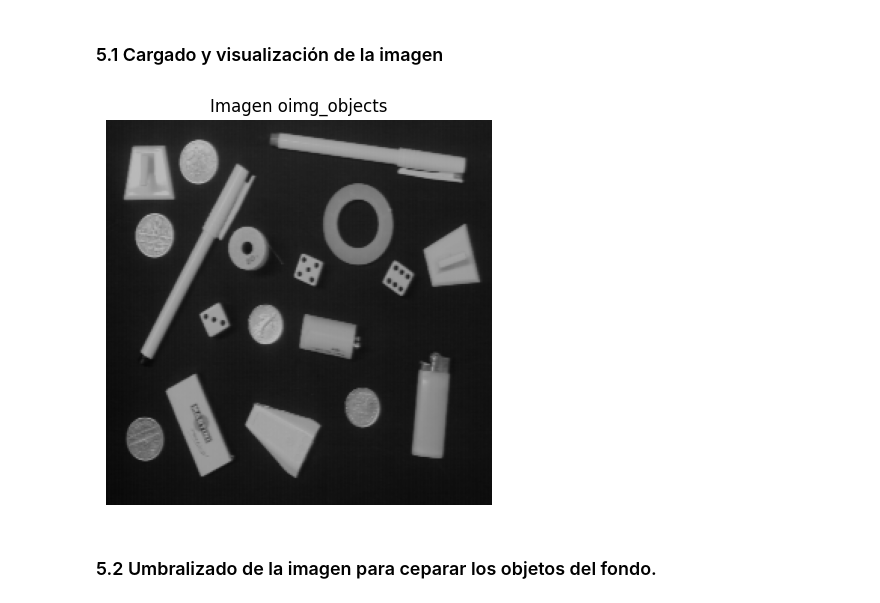
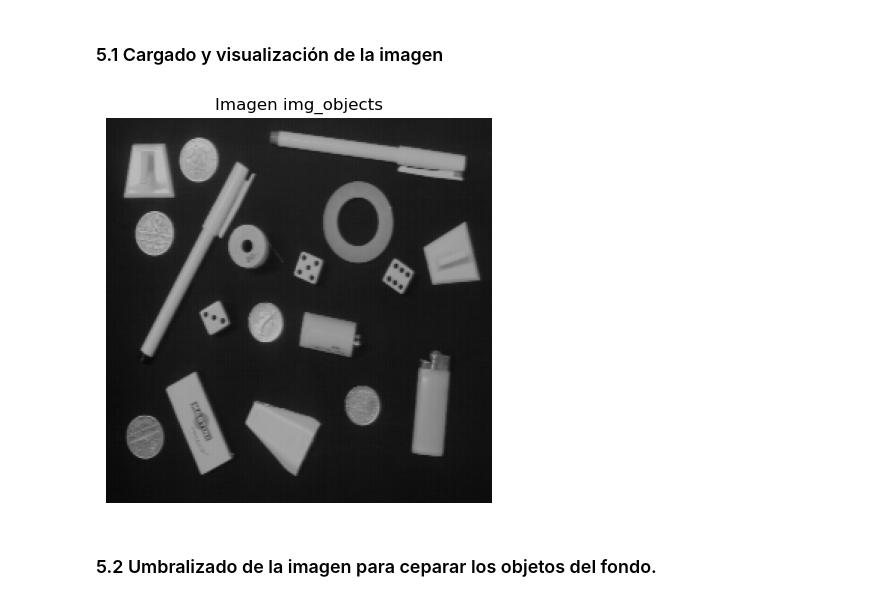
Before and after one commit to STinjaca/Talle-5, a Jupyter notebook: Taller 5 - Punto 5.ipynb, the cells around one changed output. Saved outputs shown, nothing was run; the diff lists cells and outputs as text; code cells hidden in the pictures.

```diff
--- a/Taller 5 - Punto 5.ipynb
+++ b/Taller 5 - Punto 5.ipynb
@@ -21,14 +22,14 @@ from skimage import exposure
 # %%
 ruta_objects = './images/objects.png'
 img_objects = cv2.imread(ruta_objects, cv2.IMREAD_GRAYSCALE)
 
 fig, ax = plt.subplots(figsize=(10,5))
 ax.imshow(img_objects, cmap='gray', vmin=0, vmax=255)
-ax.set_title('Imagen oimg_objects')
+ax.set_title('Imagen img_objects')
 ax.axis('off')
 plt.show()
 # %% [output]
-[figure, old version]
+[figure, new version]
 # %% [markdown]
 ### 5.2 Umbralizado de la imagen para ceparar los objetos del fondo.
 # %%
```
Also changed, not shown: parts of 9 cells of this notebook.
